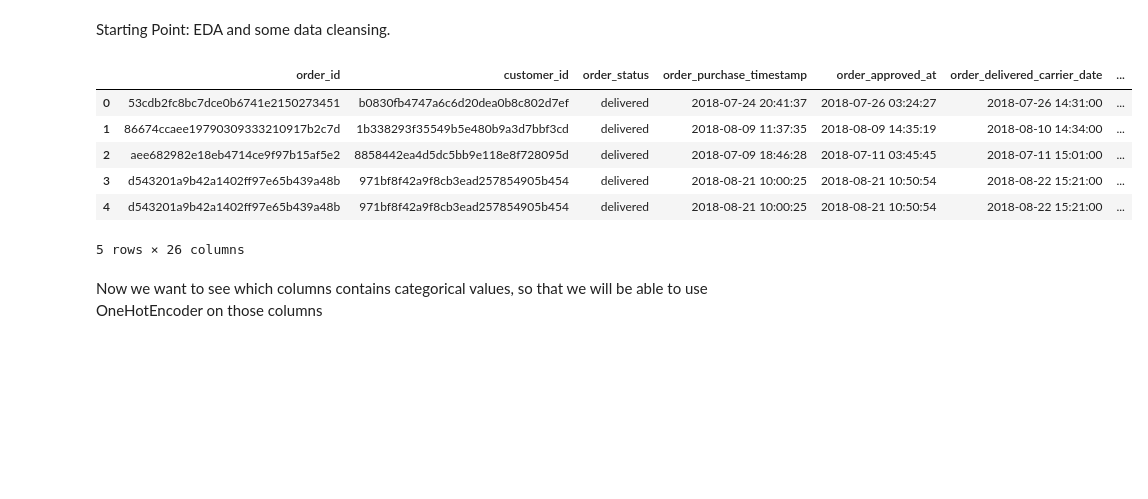
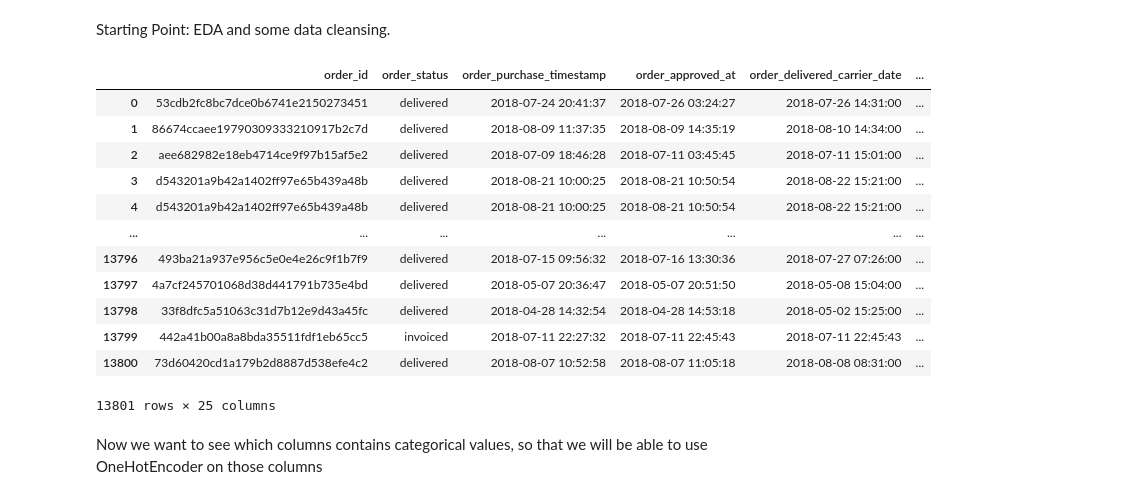
Before and after one commit to Matcar02/AI-ML-Customer-segmentation, a Jupyter notebook: ProjectAI.ipynb, the cells around one changed output. Saved outputs shown, nothing was run; the diff lists cells and outputs as text; code cells hidden in the pictures; blank space fills up the shorter version.

```diff
--- a/ProjectAI.ipynb
+++ b/ProjectAI.ipynb
@@ -3,24 +3,27 @@ Starting Point: EDA and some data cleansing.
 # %%
 import pandas as pd
 import numpy as np
 import seaborn as sns
 import matplotlib.pyplot as plt
 import datetime as dt
 
 df = pd.read_csv('customer_segmentation.csv')
-#df.info()
 df.head()
-#df.describe()                     #no nulls hence no need to impute/delete some rows except for duplicate
-#col = list(df.columns)
-#print(col)
+df.drop(columns=['customer_id']) #dropping the 'customer_id' column since we have 2 columns (customer_id and customer_unique_id) that contains the same values
 # %% [output]
-|  | order_id | customer_id | order_status | order_purchase_timestamp | order_approved_at | order_delivered_carrier_date | ... |
-| 0 | 53cdb2fc8bc7dce0b6741e2150273451 | b0830fb4747a6c6d20dea0b8c802d7ef | delivered | 2018-07-24 20:41:37 | 2018-07-26 03:24:27 | 2018-07-26 14:31:00 | ... |
-| 1 | 86674ccaee19790309333210917b2c7d | 1b338293f35549b5e480b9a3d7bbf3cd | delivered | 2018-08-09 11:37:35 | 2018-08-09 14:35:19 | 2018-08-10 14:34:00 | ... |
-| 2 | aee682982e18eb4714ce9f97b15af5e2 | 8858442ea4d5dc5bb9e118e8f728095d | delivered | 2018-07-09 18:46:28 | 2018-07-11 03:45:45 | 2018-07-11 15:01:00 | ... |
-| 3 | d543201a9b42a1402ff97e65b439a48b | 971bf8f42a9f8cb3ead257854905b454 | delivered | 2018-08-21 10:00:25 | 2018-08-21 10:50:54 | 2018-08-22 15:21:00 | ... |
-| 4 | d543201a9b42a1402ff97e65b439a48b | 971bf8f42a9f8cb3ead257854905b454 | delivered | 2018-08-21 10:00:25 | 2018-08-21 10:50:54 | 2018-08-22 15:21:00 | ... |
+|  | order_id | order_status | order_purchase_timestamp | order_approved_at | order_delivered_carrier_date | ... |
+| 0 | 53cdb2fc8bc7dce0b6741e2150273451 | delivered | 2018-07-24 20:41:37 | 2018-07-26 03:24:27 | 2018-07-26 14:31:00 | ... |
+| 1 | 86674ccaee19790309333210917b2c7d | delivered | 2018-08-09 11:37:35 | 2018-08-09 14:35:19 | 2018-08-10 14:34:00 | ... |
+| 2 | aee682982e18eb4714ce9f97b15af5e2 | delivered | 2018-07-09 18:46:28 | 2018-07-11 03:45:45 | 2018-07-11 15:01:00 | ... |
+| 3 | d543201a9b42a1402ff97e65b439a48b | delivered | 2018-08-21 10:00:25 | 2018-08-21 10:50:54 | 2018-08-22 15:21:00 | ... |
+| 4 | d543201a9b42a1402ff97e65b439a48b | delivered | 2018-08-21 10:00:25 | 2018-08-21 10:50:54 | 2018-08-22 15:21:00 | ... |
+| ... | ... | ... | ... | ... | ... | ... |
+| 13796 | 493ba21a937e956c5e0e4e26c9f1b7f9 | delivered | 2018-07-15 09:56:32 | 2018-07-16 13:30:36 | 2018-07-27 07:26:00 | ... |
+| 13797 | 4a7cf245701068d38d441791b735e4bd | delivered | 2018-05-07 20:36:47 | 2018-05-07 20:51:50 | 2018-05-08 15:04:00 | ... |
+| 13798 | 33f8dfc5a51063c31d7b12e9d43a45fc | delivered | 2018-04-28 14:32:54 | 2018-04-28 14:53:18 | 2018-05-02 15:25:00 | ... |
+| 13799 | 442a41b00a8a8bda35511fdf1eb65cc5 | invoiced | 2018-07-11 22:27:32 | 2018-07-11 22:45:43 | 2018-07-11 22:45:43 | ... |
+| 13800 | 73d60420cd1a179b2d8887d538efe4c2 | delivered | 2018-08-07 10:52:58 | 2018-08-07 11:05:18 | 2018-08-08 08:31:00 | ... |
-5 rows × 26 columns
+13801 rows × 25 columns
 # %% [markdown]
 Now we want to see which columns contains categorical values, so that we will be able to use OneHotEncoder on those columns
 # %%
```
Also changed, not shown: parts of 11 cells of this notebook.
